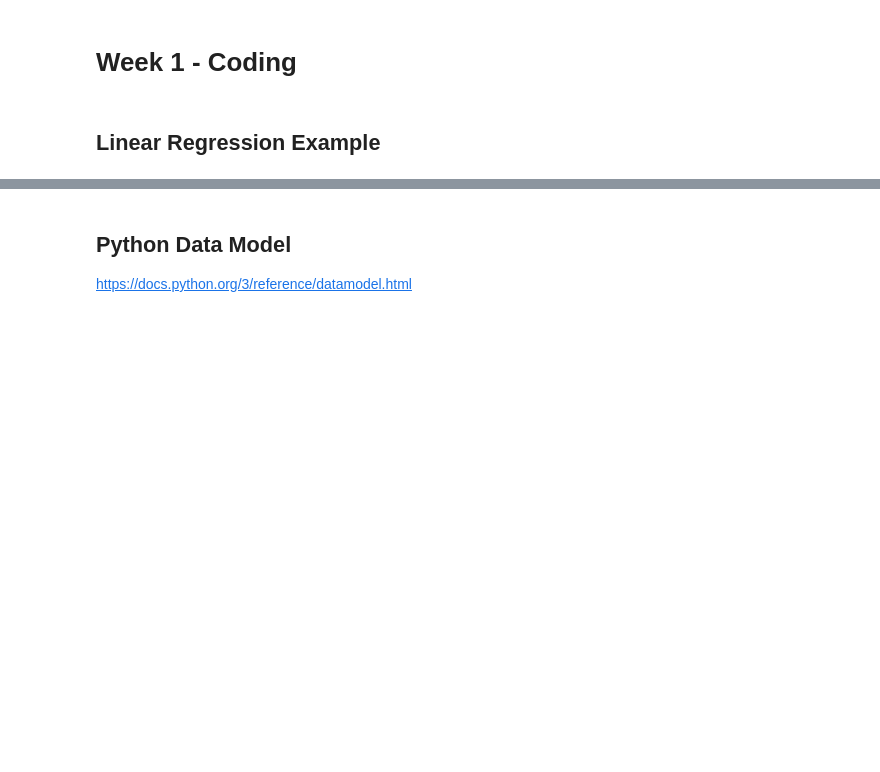
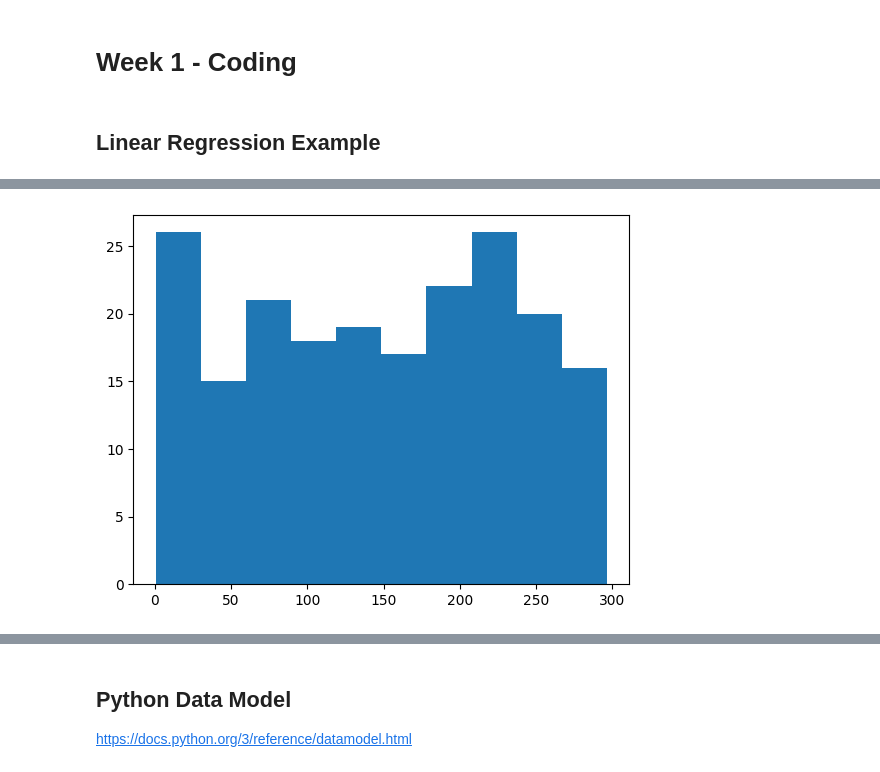
Before and after one commit to jasonbc94/DTSC4050, a Jupyter notebook: Week_01-Introduction/Week_01_Coding.ipynb, the cells around one changed output, grey strips where cells are left out. Saved outputs shown, nothing was run; the diff lists cells and outputs as text; code cells hidden in the pictures; blank space fills up the shorter version.

```diff
--- a/Week_01-Introduction/Week_01_Coding.ipynb
+++ b/Week_01-Introduction/Week_01_Coding.ipynb
@@ -6,8 +6,8 @@
 ## Linear Regression Example
 # %%
 # get the data
-# import pandas as pd
+import pandas as pd
 
-# url = 'https://raw.githubusercontent.com/gitmystuff/Datasets/main/Advertising.csv'
-# df = pd.read_csv(url, usecols=['TV', 'radio', 'newspaper', 'sales'])
-# df.head()
+url = 'https://raw.githubusercontent.com/gitmystuff/Datasets/main/Advertising.csv'
+df = pd.read_csv(url, usecols=['TV', 'radio', 'newspaper', 'sales'])
+df.head()
@@ -26,5 +88,7 @@
 # %%
-# import matplotlib.pyplot as plt
+import matplotlib.pyplot as plt
 
-# plt.hist(df['TV']);
+plt.hist(df['TV']);
+# %% [output]
+[figure, added]
 # %%
```
Also changed, not shown: parts of 33 cells of this notebook.
